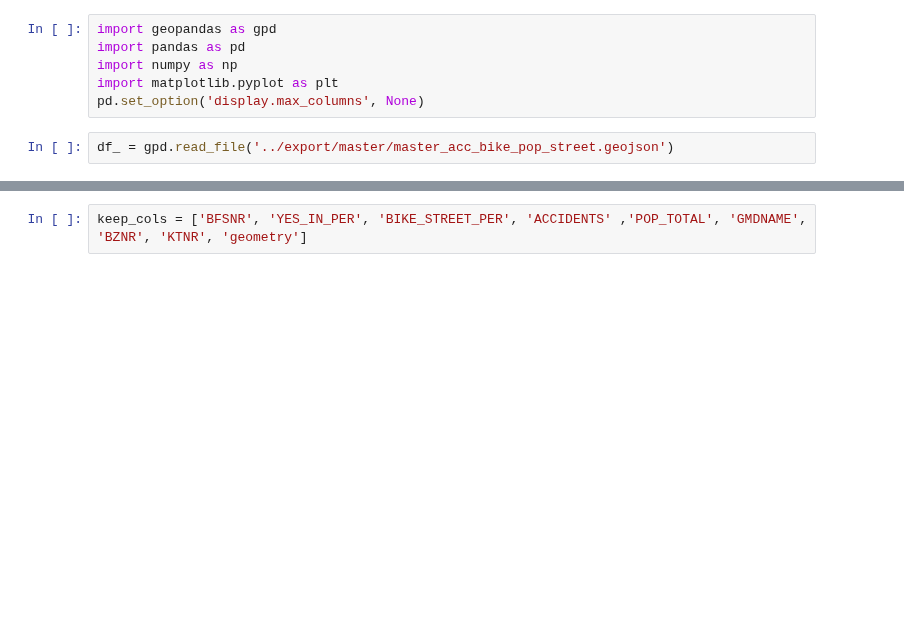
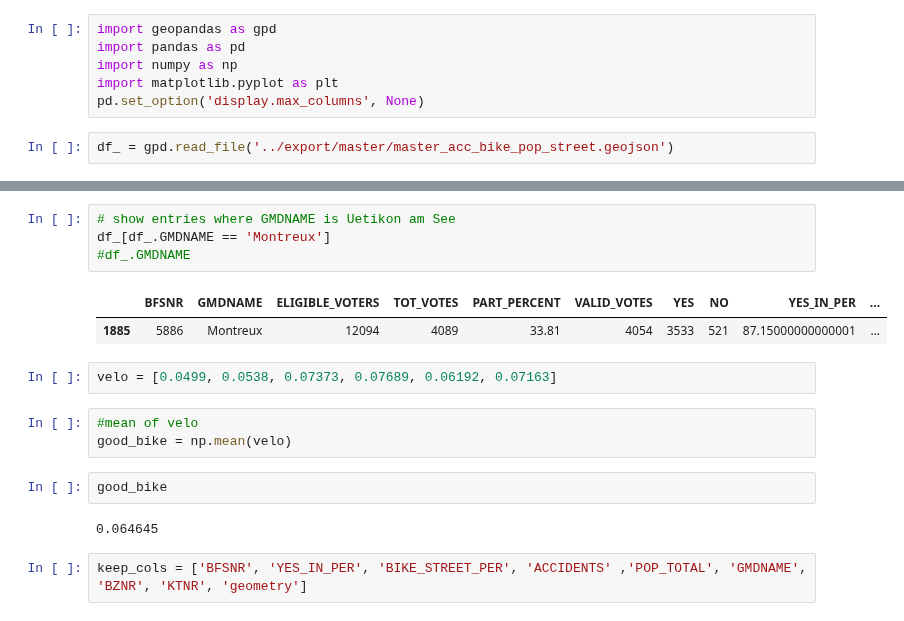
Before and after one commit to teefaxx/projekt-gis-karto, a Jupyter notebook: src/abc.ipynb, the cells around one changed output, grey strips where cells are left out. Cells and saved outputs as stored; diff of their text form; blank space fills up the shorter version.

```diff
--- a/src/abc.ipynb
+++ b/src/abc.ipynb
@@ -25,3 +9,19 @@ df_
+# %%
+# show entries where GMDNAME is Uetikon am See
+df_[df_.GMDNAME == 'Montreux']
+#df_.GMDNAME
+# %% [output]
+|  | BFSNR | GMDNAME | ELIGIBLE_VOTERS | TOT_VOTES | PART_PERCENT | VALID_VOTES | YES | NO | YES_IN_PER | ... |
+| 1885 | 5886 | Montreux | 12094 | 4089 | 33.81 | 4054 | 3533 | 521 | 87.15000000000001 | ... |
+# %%
+velo = [0.0499, 0.0538, 0.07373, 0.07689, 0.06192, 0.07163]
+# %%
+#mean of velo
+good_bike = np.mean(velo)
+# %%
+good_bike
+# %% [output]
+0.064645
 # %%
 keep_cols = ['BFSNR', 'YES_IN_PER', 'BIKE_STREET_PER', 'ACCIDENTS' ,'POP_TOTAL', 'GMDNAME', 'BZNR', 'KTNR', 'geometry']
 # %%
```
Also changed, not shown: parts of 7 cells of this notebook, 6 other files.
